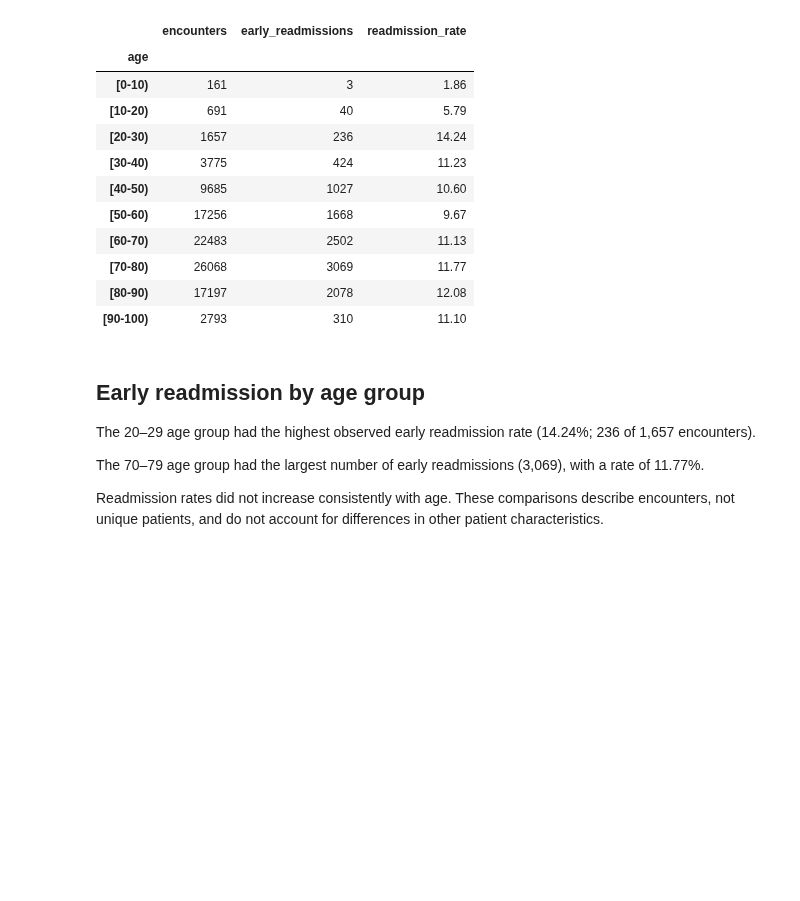
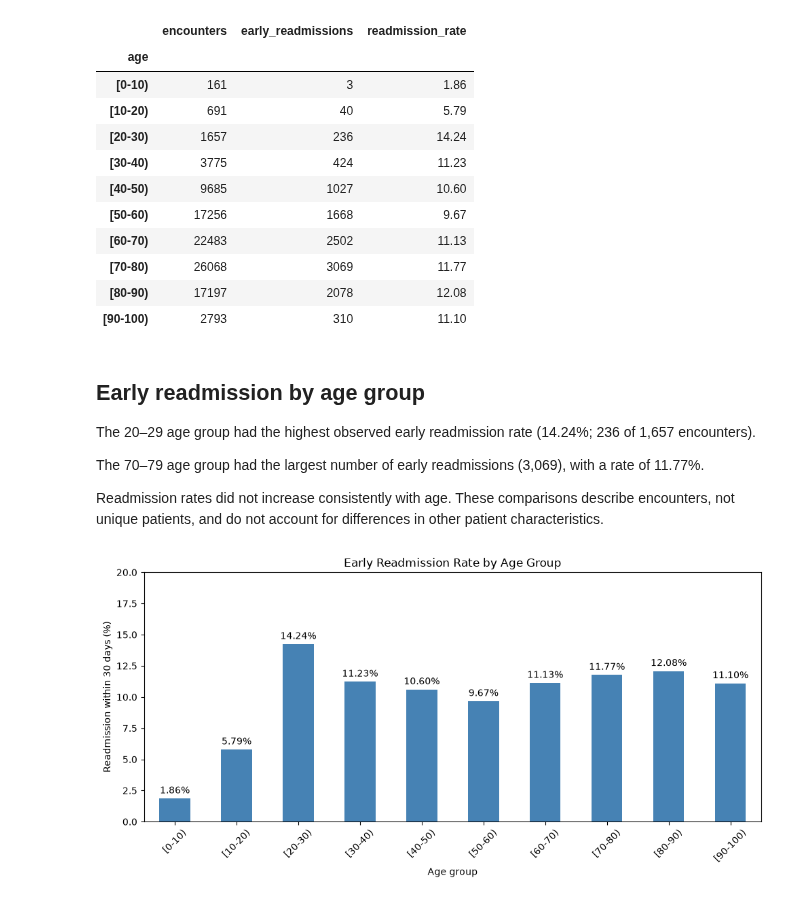
Before and after one commit to fernandatrevi/hospital-readmission-analysis, a Jupyter notebook: notebooks/01_data_exploration.ipynb, the cells around one changed output. Drawn from its saved outputs; the diff is of its cells as text; code cells hidden in the pictures; blank space fills up the shorter version.

```diff
--- a/notebooks/01_data_exploration.ipynb
+++ b/notebooks/01_data_exploration.ipynb
@@ -236,3 +229,26 @@ The 70–79 age group had the largest number of early readmissions
 Readmission rates did not increase consistently with age.
 These comparisons describe encounters, not unique patients,
 and do not account for differences in other patient characteristics.
+# %%
+import matplotlib.pyplot as plt
+
+# Plot early readmission rates by age group
+ax = age_summary["readmission_rate"].plot(
+    kind="bar",
+    figsize=(10, 5),
+    color="steelblue"
+)
+
+ax.set_title("Early Readmission Rate by Age Group")
+ax.set_xlabel("Age group")
+ax.set_ylabel("Readmission within 30 days (%)")
+ax.set_ylim(0, 20)
+
+# Display percentages above each bar
+ax.bar_label(ax.containers[0], fmt="%.2f%%", padding=3)
+
+plt.xticks(rotation=45)
+plt.tight_layout()
+plt.show()
+# %% [output]
+[figure, added]
```
Also changed, not shown: parts of 2 cells of this notebook.
